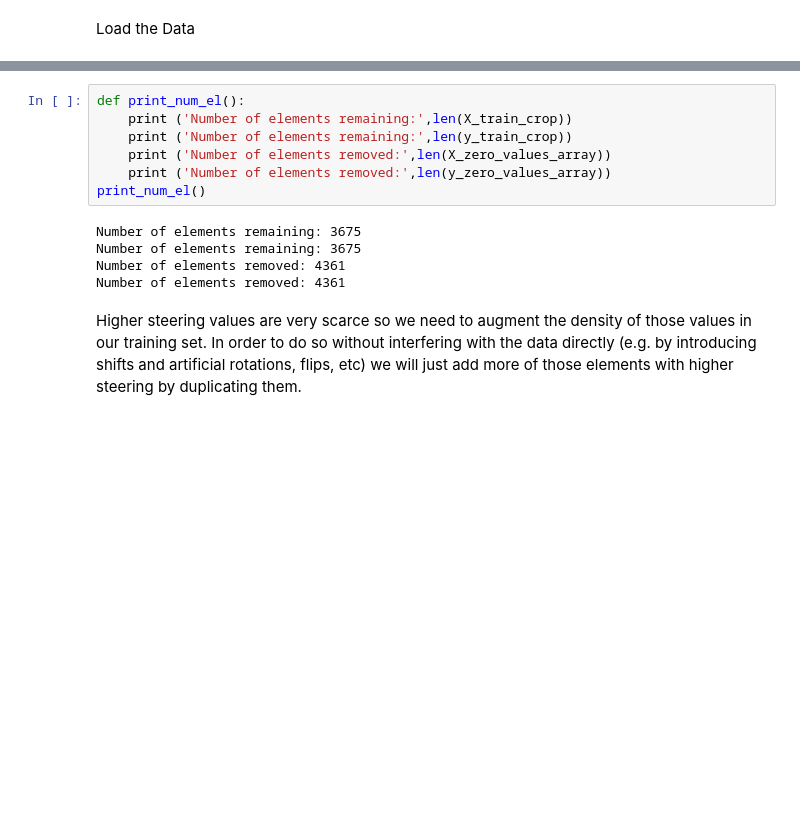
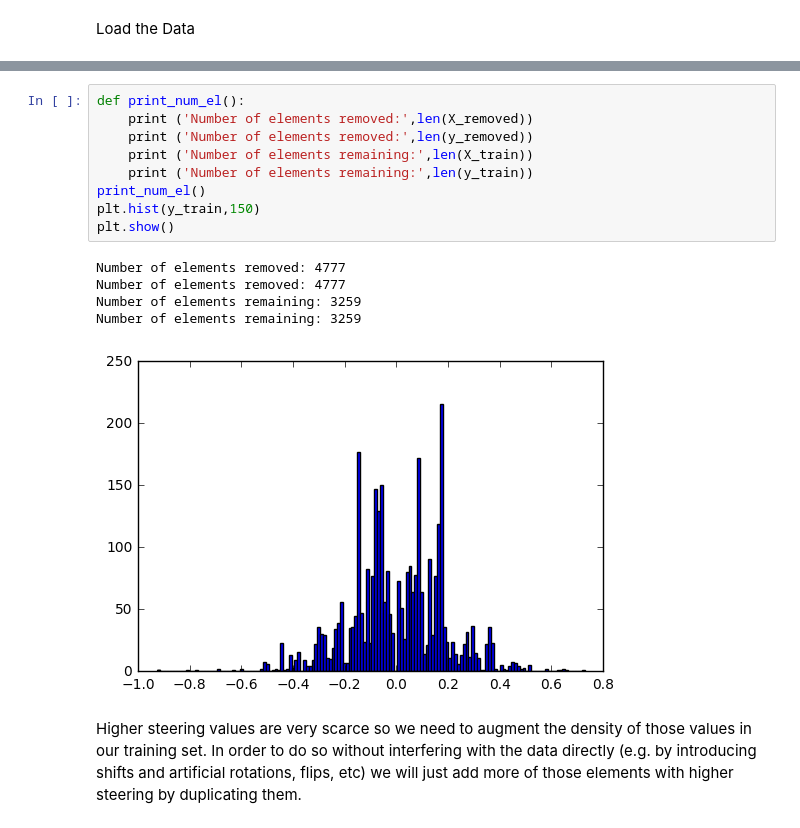
Before and after one commit to ganwy2016/Behaviour_Cloning, a Jupyter notebook: model.ipynb, the cells around one changed output, grey strips where cells are left out. Saved outputs shown, nothing was run; the diff lists cells and outputs as text; blank space fills up the shorter version.

```diff
--- a/model.ipynb
+++ b/model.ipynb
@@ -77,15 +123,18 @@ Removed all values with steering = 0.0
 # %%
 def print_num_el():
-    print ('Number of elements remaining:',len(X_train_crop))
-    print ('Number of elements remaining:',len(y_train_crop))
-    print ('Number of elements removed:',len(X_zero_values_array))
-    print ('Number of elements removed:',len(y_zero_values_array))
+    print ('Number of elements removed:',len(X_removed))
+    print ('Number of elements removed:',len(y_removed))
+    print ('Number of elements remaining:',len(X_train))
+    print ('Number of elements remaining:',len(y_train))
 print_num_el()
+plt.hist(y_train,150)
+plt.show()
 # %% [output]
-Number of elements remaining: 3675
-Number of elements remaining: 3675
-Number of elements removed: 4361
-Number of elements removed: 4361
+Number of elements removed: 4777
+Number of elements removed: 4777
+Number of elements remaining: 3259
+Number of elements remaining: 3259
+[figure, added]
 # %% [markdown]
 Higher steering values are very scarce so we need to augment the density of those values in our training set.
 In order to do so without interfering with the data directly (e.g. by introducing shifts and artificial rotations, flips, etc) we will just add more of those elements with higher steering by duplicating them.
```
Also changed, not shown: parts of 44 cells of this notebook, 4 other files.
